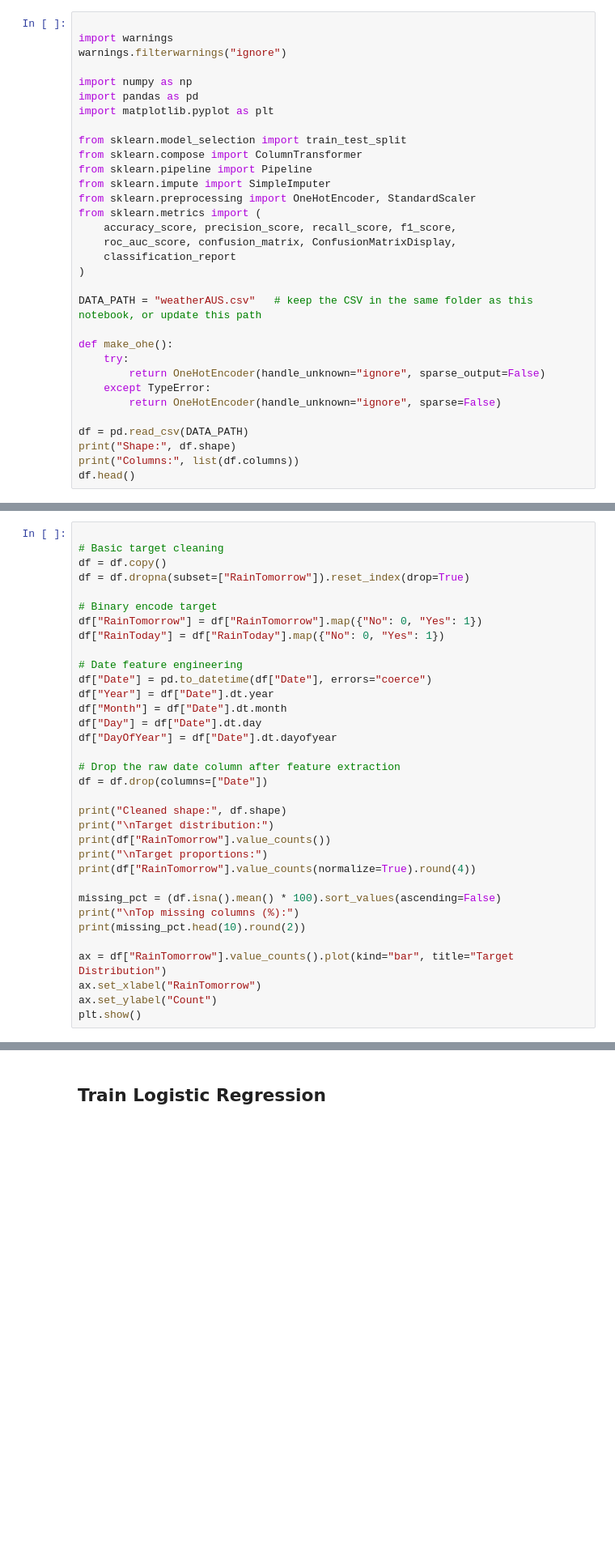
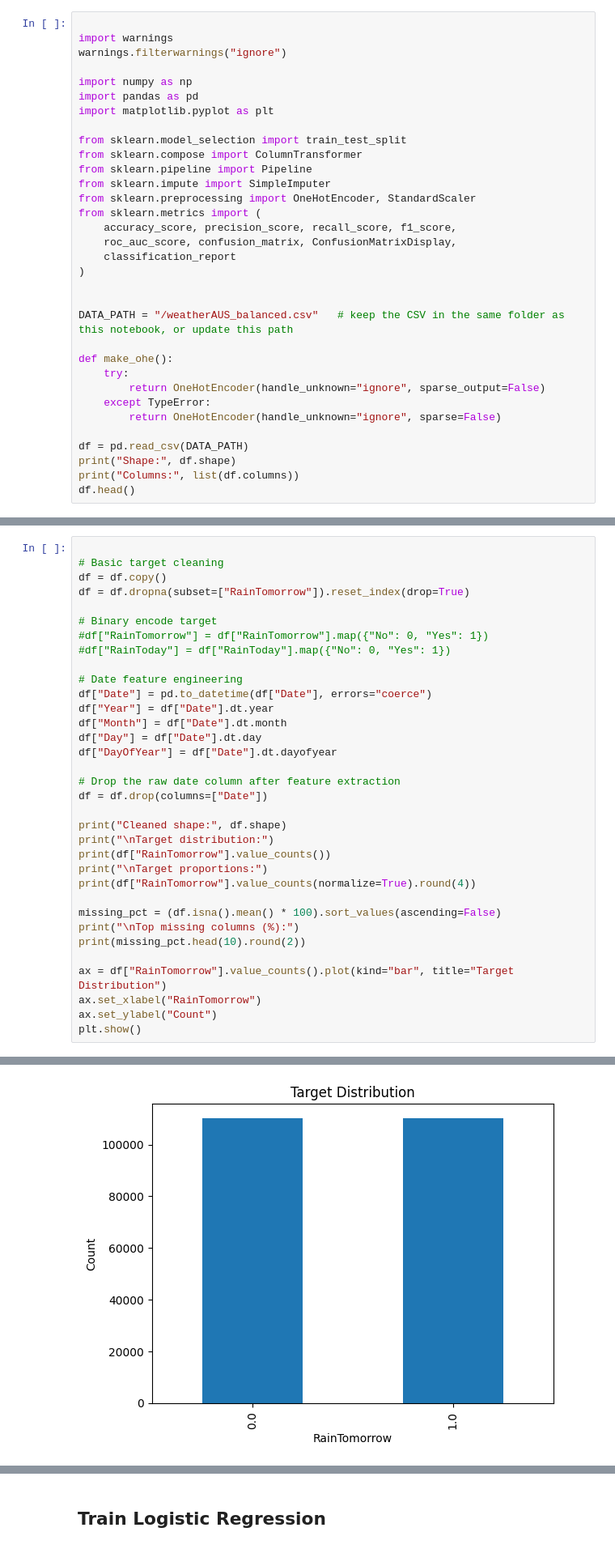
Before and after one commit to JamesSembukuttiarachchi/rain_in_australia, a Jupyter notebook: 01_logistic_regression_weatherAUS.ipynb, the cells around one changed output, grey strips where cells are left out. Shown at 81% size. Saved outputs shown, nothing was run; the diff lists cells and outputs as text; blank space fills up the shorter version.

```diff
--- a/01_logistic_regression_weatherAUS.ipynb
+++ b/01_logistic_regression_weatherAUS.ipynb
@@ -42,7 +38,8 @@ from sklearn.metrics import (
     classification_report
 )
 
-DATA_PATH = "weatherAUS.csv"   # keep the CSV in the same folder as this notebook, or update this path
+
+DATA_PATH = "/weatherAUS_balanced.csv"   # keep the CSV in the same folder as this notebook, or update this path
 
 def make_ohe():
     try:
@@ -61,8 +68,8 @@ df = df.copy()
 df = df.dropna(subset=["RainTomorrow"]).reset_index(drop=True)
 
 # Binary encode target
-df["RainTomorrow"] = df["RainTomorrow"].map({"No": 0, "Yes": 1})
-df["RainToday"] = df["RainToday"].map({"No": 0, "Yes": 1})
+#df["RainTomorrow"] = df["RainTomorrow"].map({"No": 0, "Yes": 1})
+#df["RainToday"] = df["RainToday"].map({"No": 0, "Yes": 1})
 
 # Date feature engineering
 df["Date"] = pd.to_datetime(df["Date"], errors="coerce")
@@ -88,3 +95,4 @@ ax = df["RainTomorrow"].value_counts().plot(kind="bar", title="Target Distributi
 ax.set_xlabel("RainTomorrow")
 ax.set_ylabel("Count")
 plt.show()
+# %% [output]
@@ -91,3 +116,4 @@ plt.show()
+[figure, added]
 # %%
 
 X = df.drop(columns=["RainTomorrow"])
```
Also changed, not shown: parts of 6 cells of this notebook.
